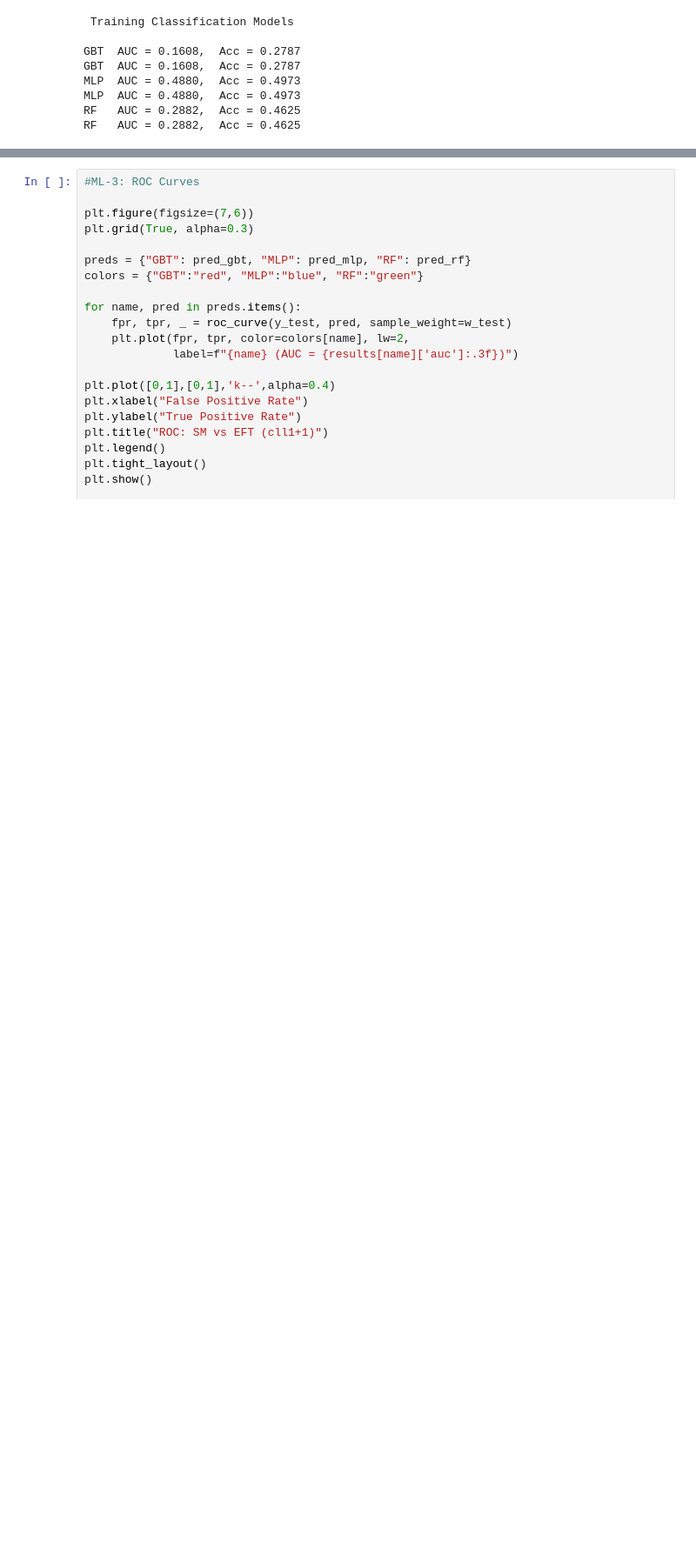
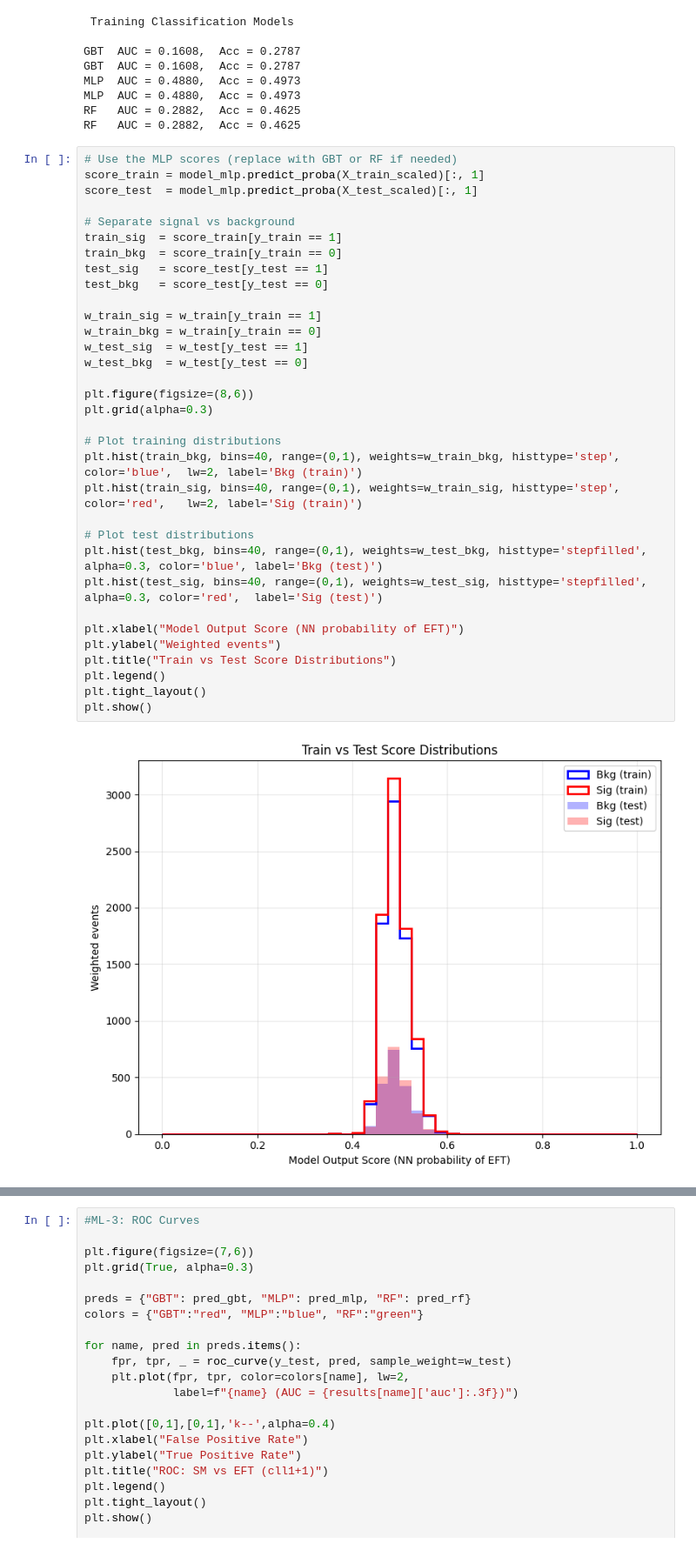
Before and after one commit to John-Aremu/SM-vs-EFT-simulation-analysis, a Jupyter notebook: SMEFT Analysis.ipynb, the cells around one changed output, grey strips where cells are left out. Shown at 87% size. Cells and saved outputs as stored; diff of their text form; blank space fills up the shorter version.

```diff
--- a/SMEFT Analysis.ipynb
+++ b/SMEFT Analysis.ipynb
@@ -702,3 +710,38 @@ MLP  AUC = 0.4880,  Acc = 0.4973
 MLP  AUC = 0.4880,  Acc = 0.4973
 RF   AUC = 0.2882,  Acc = 0.4625
 RF   AUC = 0.2882,  Acc = 0.4625
+# %%
+# Use the MLP scores (replace with GBT or RF if needed)
+score_train = model_mlp.predict_proba(X_train_scaled)[:, 1]
+score_test  = model_mlp.predict_proba(X_test_scaled)[:, 1]
+
+# Separate signal vs background
+train_sig  = score_train[y_train == 1]
+train_bkg  = score_train[y_train == 0]
+test_sig   = score_test[y_test == 1]
+test_bkg   = score_test[y_test == 0]
+
+w_train_sig = w_train[y_train == 1]
+w_train_bkg = w_train[y_train == 0]
+w_test_sig  = w_test[y_test == 1]
+w_test_bkg  = w_test[y_test == 0]
+
+plt.figure(figsize=(8,6))
+plt.grid(alpha=0.3)
+
+# Plot training distributions
+plt.hist(train_bkg, bins=40, range=(0,1), weights=w_train_bkg, histtype='step', color='blue',  lw=2, label='Bkg (train)')
+plt.hist(train_sig, bins=40, range=(0,1), weights=w_train_sig, histtype='step', color='red',   lw=2, label='Sig (train)')
+
+# Plot test distributions
+plt.hist(test_bkg, bins=40, range=(0,1), weights=w_test_bkg, histtype='stepfilled', alpha=0.3, color='blue', label='Bkg (test)')
+plt.hist(test_sig, bins=40, range=(0,1), weights=w_test_sig, histtype='stepfilled', alpha=0.3, color='red',  label='Sig (test)')
+
+plt.xlabel("Model Output Score (NN probability of EFT)")
+plt.ylabel("Weighted events")
+plt.title("Train vs Test Score Distributions")
+plt.legend()
+plt.tight_layout()
+plt.show()
+# %% [output]
+[figure, added]
```
Also changed, not shown: parts of 11 cells of this notebook, 1 other file.
